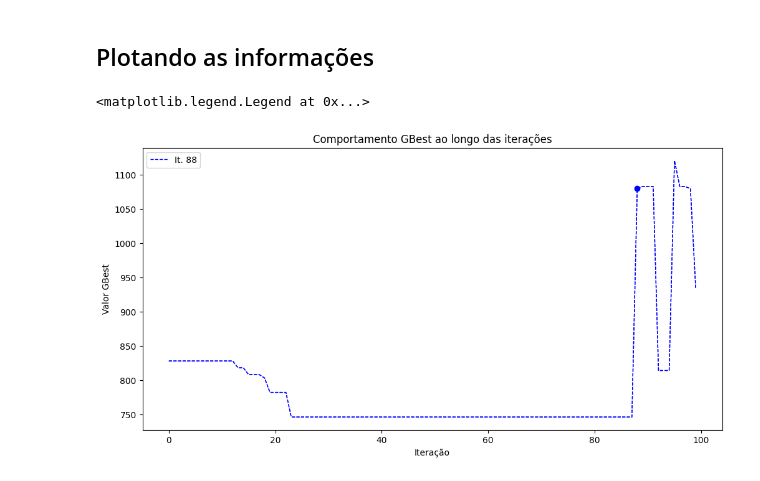
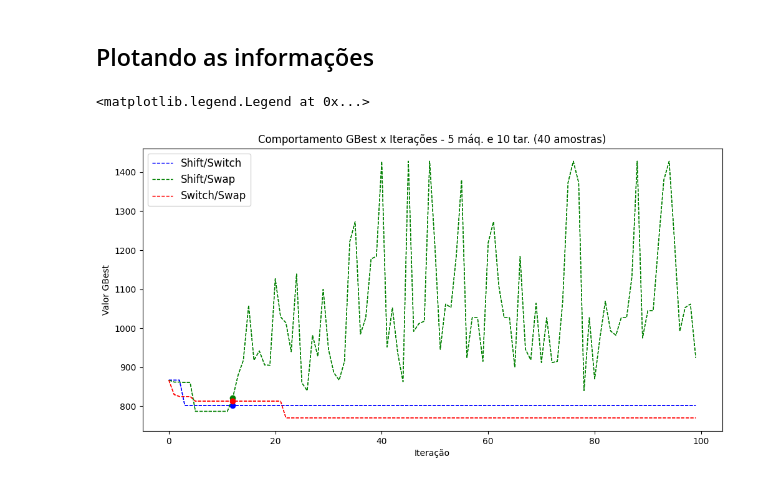
Before and after one commit to diogo-dpa/TCC-Projeto-UFMG, a Jupyter notebook: projeto.ipynb, the cells around one changed output. Cells and saved outputs as stored; diff of their text form; code cells hidden in the pictures.

Commit message:
Correção de bug e função copyArray criada

```diff
--- a/projeto.ipynb
+++ b/projeto.ipynb
@@ -229,6 +239,9 @@ def initializePositionAndVelocityArrays(numberOfParticles, dimension):
 # %%
 def generateRandomIterationNumber(numberOfIterations):
     return np.random.randint(numberOfIterations)
+
+def copyArray(arrayToCopy):
+    return arrayToCopy.copy()
 # %%
 def initializeBestPersonalAndGlobalPositionVector(positionMatrix, velocityMatrix, numberOfParticles, tasks, machines, dadosFormatados):
     # Set
@@ -264,7 +277,7 @@ def initializeBestPersonalAndGlobalPositionVector(positionMatrix, velocityMatrix
     print('initial bestGlobalFitness {}'.format(bestGlobalFitness))
     return [bestPersonalPositionVector, bestPersonalFitness, bestGlobalPositionVector, bestGlobalFitness, positionMatrixAux, velocityMatrixAux]
 # %%
-numberOfParticles = 60
+numberOfParticles = 40
 c1 = 2
 c2 = 2
 w = 1
@@ -276,6 +289,15 @@ iterations = 100
 dadosFormatados = formatReadData(data)
 [positionMatrix, velocityMatrix] = initializePositionAndVelocityArrays(numberOfParticles, tasks*machines)
 [bestPersonalPositionVector, bestPersonalFitness, bestGlobalPositionVector, bestGlobalFitness, positionMatrixAux, velocityMatrixAux] = initializeBestPersonalAndGlobalPositionVector(positionMatrix, velocityMatrix, numberOfParticles, tasks, machines, dadosFormatados)
+
+initialBestPersonalPositionVector = copyArray(bestPersonalPositionVector)
+initialBestPersonalFitness = copyArray(bestPersonalFitness)
+initialBestGlobalPositionVector = copyArray(bestGlobalPositionVector)
+initialBestGlobalFitness = copyArray(bestGlobalFitness)
+initialPositionMatrixAux = copyArray(positionMatrixAux)
+initialVelocityMatrixAux = copyArray(velocityMatrixAux)
+
+neighborhoodStructures = [[VND_shift, VND_switch, False], [VND_Swap, VND_shift, True], [VND_Swap, VND_switch, True]]
 # %% [output]
 Número de tasks:  10
 Número de máquinas:  5
@@ -292,4 +313,0 @@ initial bestGlobalFitness 828.0
-# %%
-operationsConverted = decodeValoresReaisParaOperacoes(bestGlobalPositionVector, tasks, machines)
-oldBestGlobalFitness = funcaoAptidao(operationsConverted, dadosFormatados)[0]
-oldBestGlobalFitness
@@ -383,16 +415,25 @@ new bestGlobalPositionVector: 933.0
 ## Plotando as informações
 # %%
 x = np.arange(iterations)
-y = bestGlobalFitnessArray
+y_1 = bestGlobalFitnessArray[0][:]
+y_2 = bestGlobalFitnessArray[1][:]
+y_3 = bestGlobalFitnessArray[2][:]
 
 fig, axes = plt.subplots(figsize=(12,6), dpi=100)
 
-axes.plot(x, y, color='blue', lw=1, ls='--', label="It. {}".format(iterationChoosen)) # 'r' é a cor vermelha (red)
-axes.plot(x, y, color='blue', lw=1, ls='--', marker='o', markevery=[iterationChoosen])
+axes.plot(x, y_1, color='blue', lw=1, ls='--', label="Shift/Switch") # 'r' é a cor vermelha (red)
+axes.plot(x, y_1, color='blue', lw=1, ls='--', marker='o', markevery=[iterationChoosen])
+
+axes.plot(x, y_2, color='green', lw=1, ls='--', label="Shift/Swap") # 'r' é a cor vermelha (red)
+axes.plot(x, y_2, color='green', lw=1, ls='--', marker='o', markevery=[iterationChoosen])
+
+axes.plot(x, y_3, color='red', lw=1, ls='--', label="Switch/Swap") # 'r' é a cor vermelha (red)
+axes.plot(x, y_3, color='red', lw=1, ls='--', marker='o', markevery=[iterationChoosen])
+
 axes.set_xlabel('Iteração')
 axes.set_ylabel('Valor GBest')
-axes.set_title('Comportamento GBest ao longo das iterações')
-axes.legend()
+axes.set_title('Comportamento GBest x Iterações - {} máq. e {} tar. ({} amostras)'.format(machines, tasks, numberOfParticles))
+axes.legend(fontsize=12)
 # %% [output]
 <matplotlib.legend.Legend at 0x...>
-[figure, old version]
+[figure, new version]
```
Also changed, not shown: parts of 7 cells of this notebook.
